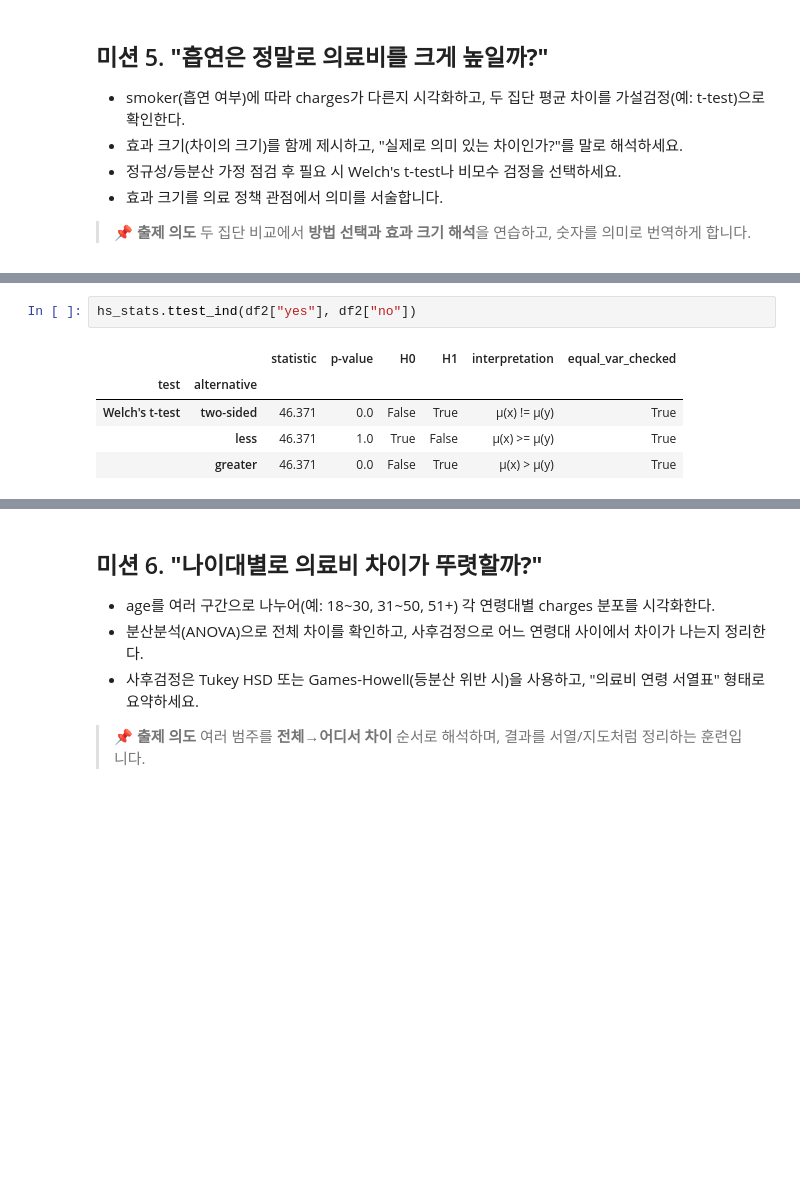
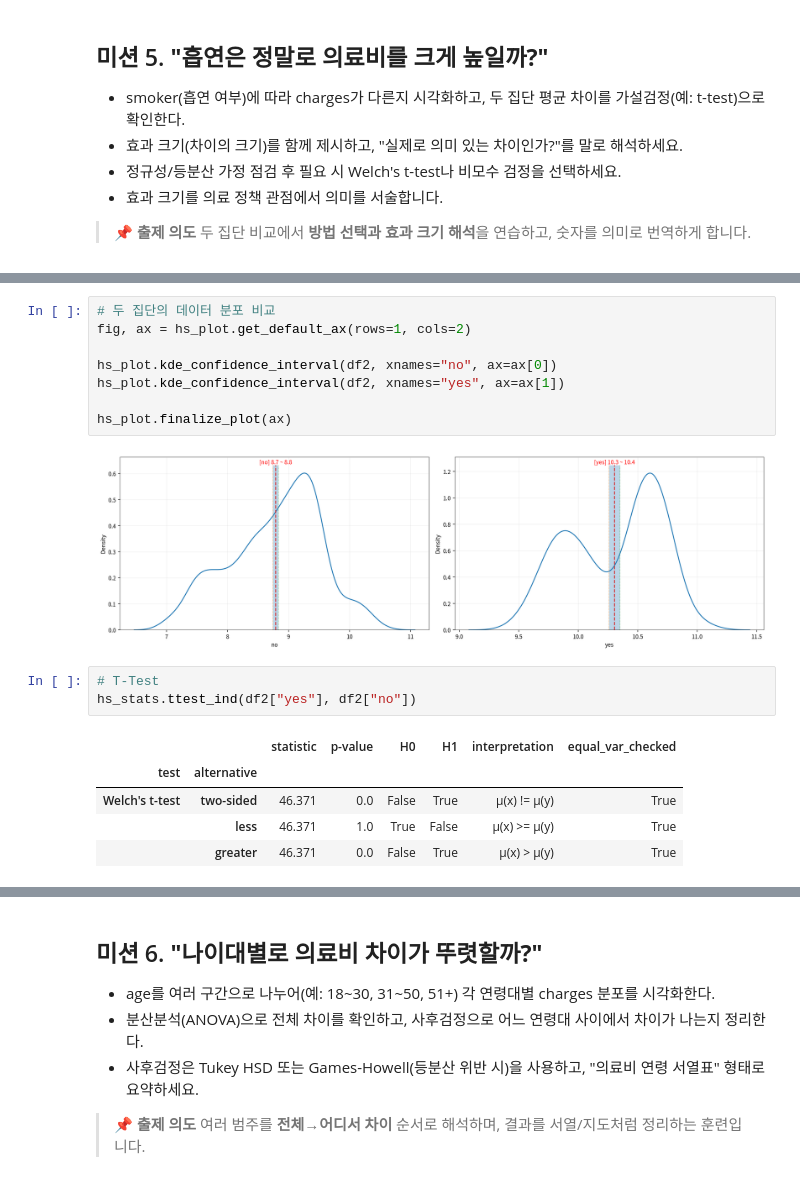
Before and after one commit to leekh4232/hossam-py, a Jupyter notebook: work.ipynb, the cells around one changed output, grey strips where cells are left out. Cells and saved outputs as stored; diff of their text form; blank space fills up the shorter version.

```diff
--- a/work.ipynb
+++ b/work.ipynb
@@ -434,4 +542,15 @@ df2
+# %%
+# 두 집단의 데이터 분포 비교
+fig, ax = hs_plot.get_default_ax(rows=1, cols=2)
+
+hs_plot.kde_confidence_interval(df2, xnames="no", ax=ax[0])
+hs_plot.kde_confidence_interval(df2, xnames="yes", ax=ax[1])
+
+hs_plot.finalize_plot(ax)
+# %% [output]
+[figure, added]
 # %%
+# T-Test
 hs_stats.ttest_ind(df2["yes"], df2["no"])
 # %% [output]
 |  |  | statistic | p-value | H0 | H1 | interpretation | equal_var_checked |
```
Also changed, not shown: parts of 60 cells of this notebook, 7 other files.
